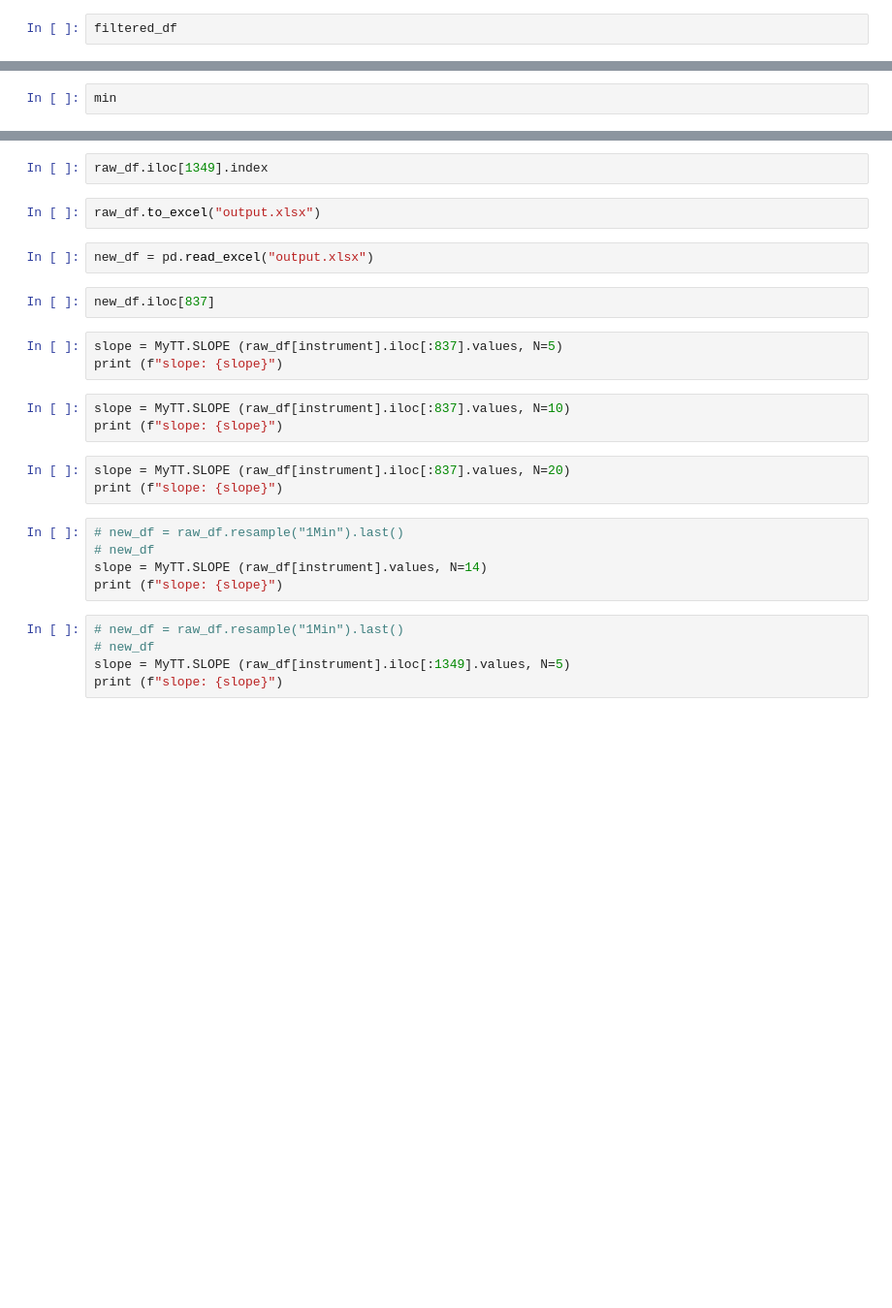
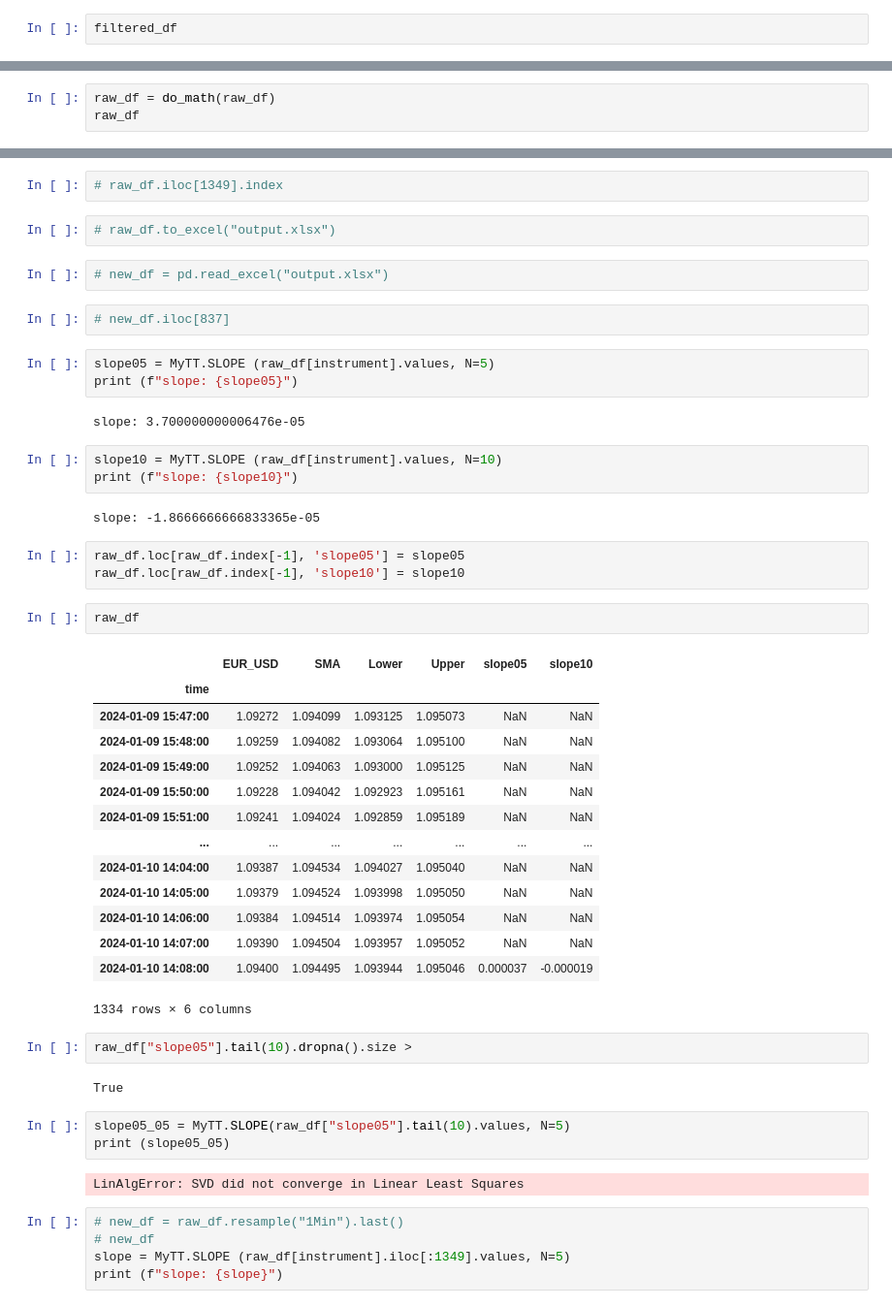
Before and after one commit to dshilman/algo-trading, a Jupyter notebook: explore/01 - Strategy.ipynb, the cells around one changed output, grey strips where cells are left out. Shown: that part at 97% size. Drawn from its saved outputs; the diff is of its cells as text; blank space fills up the shorter version.

```diff
--- a/explore/01 - Strategy.ipynb
+++ b/explore/01 - Strategy.ipynb
@@ -77,2 +102,3 @@ max
 # %%
-min
+raw_df = do_math(raw_df)
+raw_df
@@ -79,25 +120,50 @@ min
 # %%
-raw_df.iloc[1349].index
+# raw_df.iloc[1349].index
 # %%
-raw_df.to_excel("output.xlsx")
+# raw_df.to_excel("output.xlsx")
 # %%
-new_df = pd.read_excel("output.xlsx")
+# new_df = pd.read_excel("output.xlsx")
 # %%
-new_df.iloc[837]
+# new_df.iloc[837]
 # %%
-slope = MyTT.SLOPE (raw_df[instrument].iloc[:837].values, N=5)
-print (f"slope: {slope}")
+slope05 = MyTT.SLOPE (raw_df[instrument].values, N=5)
+print (f"slope: {slope05}")
+# %% [output]
+slope: 3.700000000006476e-05
 # %%
-slope = MyTT.SLOPE (raw_df[instrument].iloc[:837].values, N=10)
-print (f"slope: {slope}")
+slope10 = MyTT.SLOPE (raw_df[instrument].values, N=10)
+print (f"slope: {slope10}")
+# %% [output]
+slope: -1.8666666666833365e-05
-# %%
-slope = MyTT.SLOPE (raw_df[instrument].iloc[:837].values, N=20)
-print (f"slope: {slope}")
+# %%
+raw_df.loc[raw_df.index[-1], 'slope05'] = slope05
+raw_df.loc[raw_df.index[-1], 'slope10'] = slope10
+# %%
+raw_df
+# %% [output]
+|  | EUR_USD | SMA | Lower | Upper | slope05 | slope10 |
+| time |  |  |  |  |  |  |
+| 2024-01-09 15:47:00 | 1.09272 | 1.094099 | 1.093125 | 1.095073 | NaN | NaN |
+| 2024-01-09 15:48:00 | 1.09259 | 1.094082 | 1.093064 | 1.095100 | NaN | NaN |
+| 2024-01-09 15:49:00 | 1.09252 | 1.094063 | 1.093000 | 1.095125 | NaN | NaN |
+| 2024-01-09 15:50:00 | 1.09228 | 1.094042 | 1.092923 | 1.095161 | NaN | NaN |
+| 2024-01-09 15:51:00 | 1.09241 | 1.094024 | 1.092859 | 1.095189 | NaN | NaN |
+| ... | ... | ... | ... | ... | ... | ... |
+| 2024-01-10 14:04:00 | 1.09387 | 1.094534 | 1.094027 | 1.095040 | NaN | NaN |
+| 2024-01-10 14:05:00 | 1.09379 | 1.094524 | 1.093998 | 1.095050 | NaN | NaN |
+| 2024-01-10 14:06:00 | 1.09384 | 1.094514 | 1.093974 | 1.095054 | NaN | NaN |
+| 2024-01-10 14:07:00 | 1.09390 | 1.094504 | 1.093957 | 1.095052 | NaN | NaN |
+| 2024-01-10 14:08:00 | 1.09400 | 1.094495 | 1.093944 | 1.095046 | 0.000037 | -0.000019 |
+1334 rows × 6 columns
+# %%
+raw_df["slope05"].tail(10).dropna().size >
+# %% [output]
+True
 # %%
-# new_df = raw_df.resample("1Min").last()
-# new_df
-slope = MyTT.SLOPE (raw_df[instrument].values, N=14)
-print (f"slope: {slope}")
+slope05_05 = MyTT.SLOPE(raw_df["slope05"].tail(10).values, N=5)
+print (slope05_05)
+# %% [output]
+LinAlgError: SVD did not converge in Linear Least Squares
 # %%
 # new_df = raw_df.resample("1Min").last()
 # new_df
```
Also changed, not shown: parts of 9 cells of this notebook, 1 other file.
